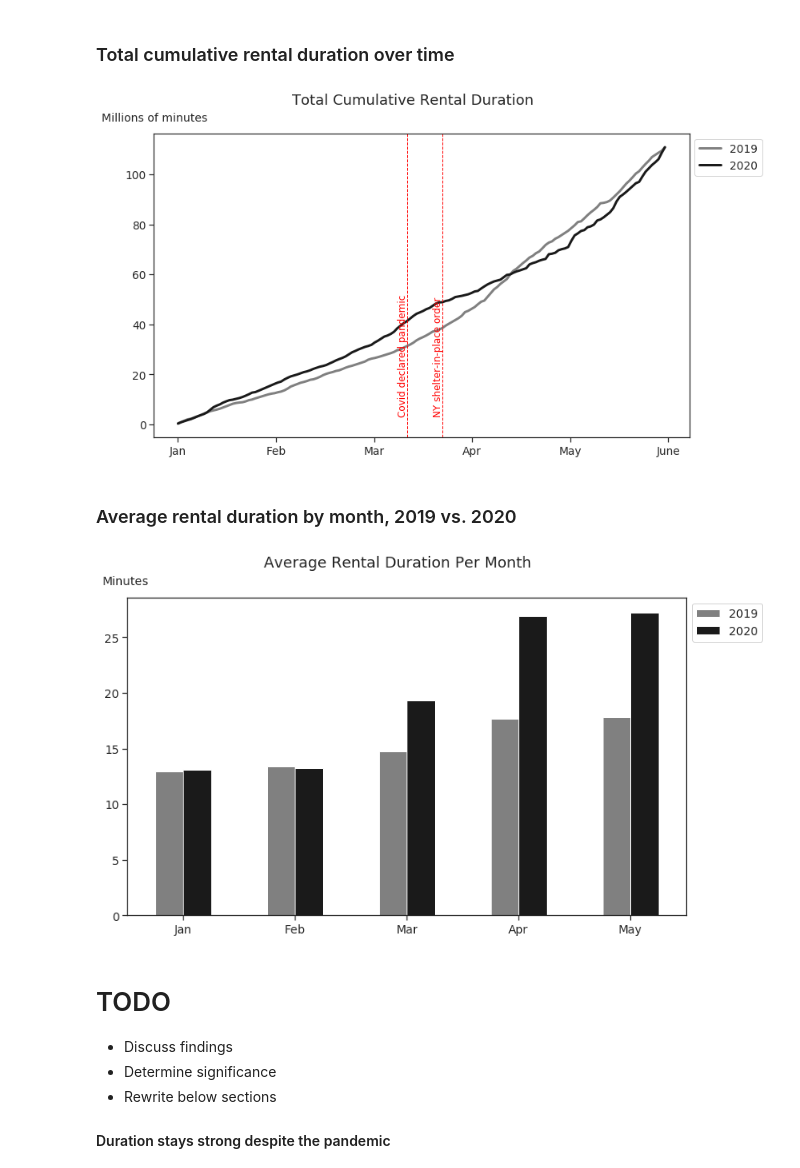
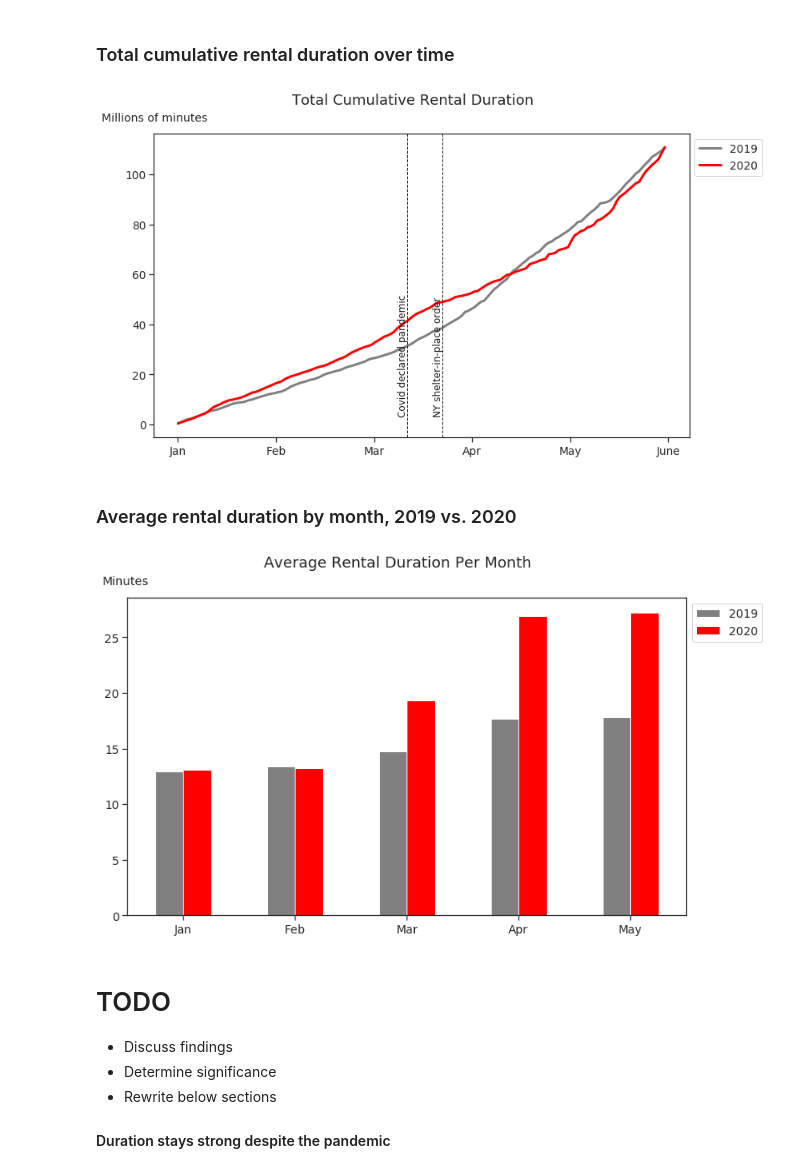
Before and after one commit to stevenrhart/bike-rentals, a Jupyter notebook: notebooks/Covid Impact on Bike Rentals in NYC.ipynb, the cells around one changed output. Cells and saved outputs as stored; diff of their text form; code cells hidden in the pictures.

```diff
--- a/notebooks/Covid Impact on Bike Rentals in NYC.ipynb
+++ b/notebooks/Covid Impact on Bike Rentals in NYC.ipynb
@@ -432,9 +432,12 @@ df['rental_count'] = 1
 
 # Create a function to get the dow of the week as an int value
 def get_dow(starttime):
-    """Returns day of the week as an integer (0-6) when passed a datetime object
+    """Returns 0 for weekdays or 1 for weekend days when passed a datetime object
     """
-    return starttime.weekday()
+    if starttime.weekday() < 5:
+        return 0
+    else:
+        return 1
 
 # Create new columns for day, month and year
 df['hour'] = df.starttime.dt.hour
@@ -593,13 +596,13 @@ plt.legend(title=None, loc='upper left', bbox_to_anchor=(1, 1));
 df_pivot = pivot_df(df, ['month', 'day'], ['year'], 'tripduration', 1.667E-8, cumsum=True, impute=True)
 
 # Plot a line chart and set the chart style
-df_pivot.plot(kind='line', linewidth=3, figsize=(12, 7), color=['gray', 'k'])
+df_pivot.plot(kind='line', linewidth=3, figsize=(12, 7), color=['gray', 'red'])
 
 # Plot vertical lines for key dates
-plt.axvline(x=71, color='red', linestyle='--', linewidth=1)
-plt.text(68,4,'Covid declared pandemic',rotation=90, fontsize=12, color='red')
-plt.axvline(x=82, color='red', linestyle='--', linewidth=1)
-plt.text(79,4,'NY shelter-in-place order',rotation=90, fontsize=12, color='red')
+plt.axvline(x=71, color='k', linestyle='--', linewidth=1)
+plt.text(68,4,'Covid declared pandemic',rotation=90, fontsize=12, color='k')
+plt.axvline(x=82, color='k', linestyle='--', linewidth=1)
+plt.text(79,4,'NY shelter-in-place order',rotation=90, fontsize=12, color='k')
 
 # Add labels and legend
 plt.text(0.05, .91, 'Millions of minutes', fontsize=14, transform=plt.gcf().transFigure)
@@ -608,26 +611,26 @@ plt.xticks(np.linspace(0, 152, num=6), ['Jan', 'Feb', 'Mar', 'Apr', 'May', 'June
 plt.xlabel(None)
 plt.legend(title=None, loc='upper left', bbox_to_anchor=(1, 1));
 # %% [output]
-[figure, old version]
+[figure, new version]
 # %% [markdown]
 
 ### Average rental duration by month, 2019 vs. 2020
 # %%
 # Pivot df using helper function
 df_pivot = pivot_df(df, ['month'], ['year'], 'tripduration', 1.667E-2, aggfunc=np.mean)
 
 # Rename index to friendly month names
 df_pivot.rename(index={1: 'Jan', 2: 'Feb', 3: 'Mar', 4: 'Apr', 5: 'May'}, inplace=True)
 
 # Plot the data and set style
 labels = ['Jan', 'Feb', 'Mar', 'Apr', 'May']
-df_pivot.plot(kind='bar', figsize=(12, 7), rot=0, label=labels, color=['gray', 'k'])
+df_pivot.plot(kind='bar', figsize=(12, 7), rot=0, label=labels, color=['gray', 'red'])
 plt.text(0.09, .91, 'Minutes', fontsize=14, transform=plt.gcf().transFigure)
 plt.xlabel(None)
 plt.suptitle("Average Rental Duration Per Month", fontsize=18)
 plt.legend(title=None, loc='upper left', bbox_to_anchor=(1, 1));
 # %% [output]
-[figure, old version]
+[figure, new version]
 # %% [markdown]
 # TODO
 - Discuss findings
```
Also changed, not shown: parts of 29 cells of this notebook, 4 other files.
